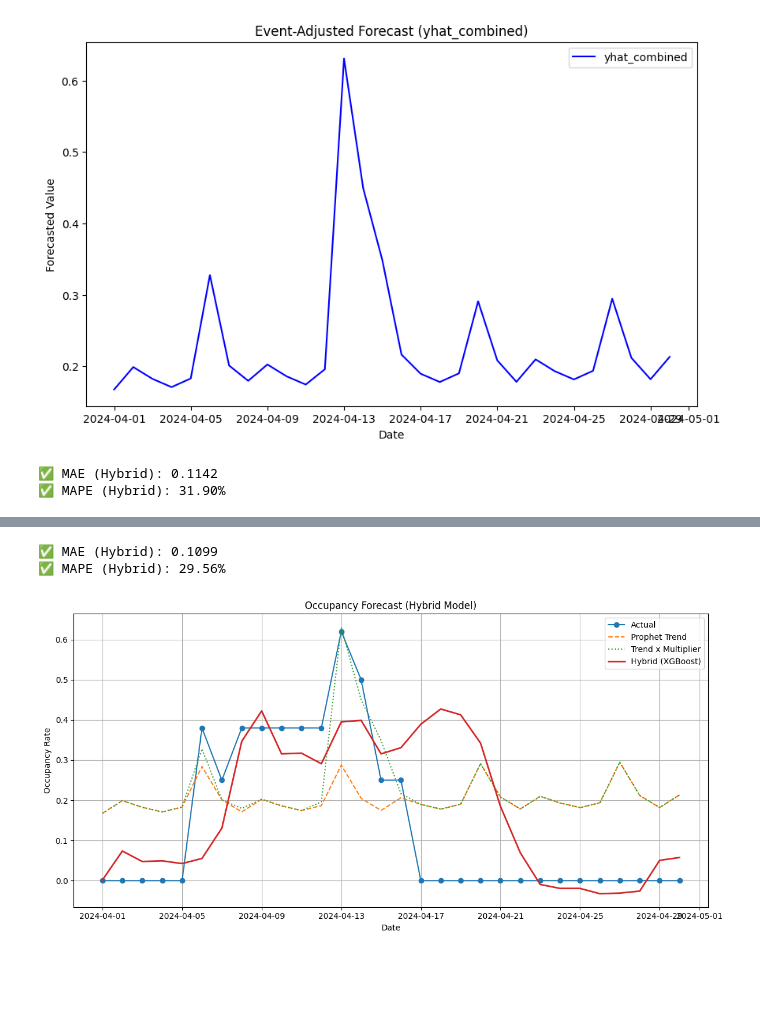
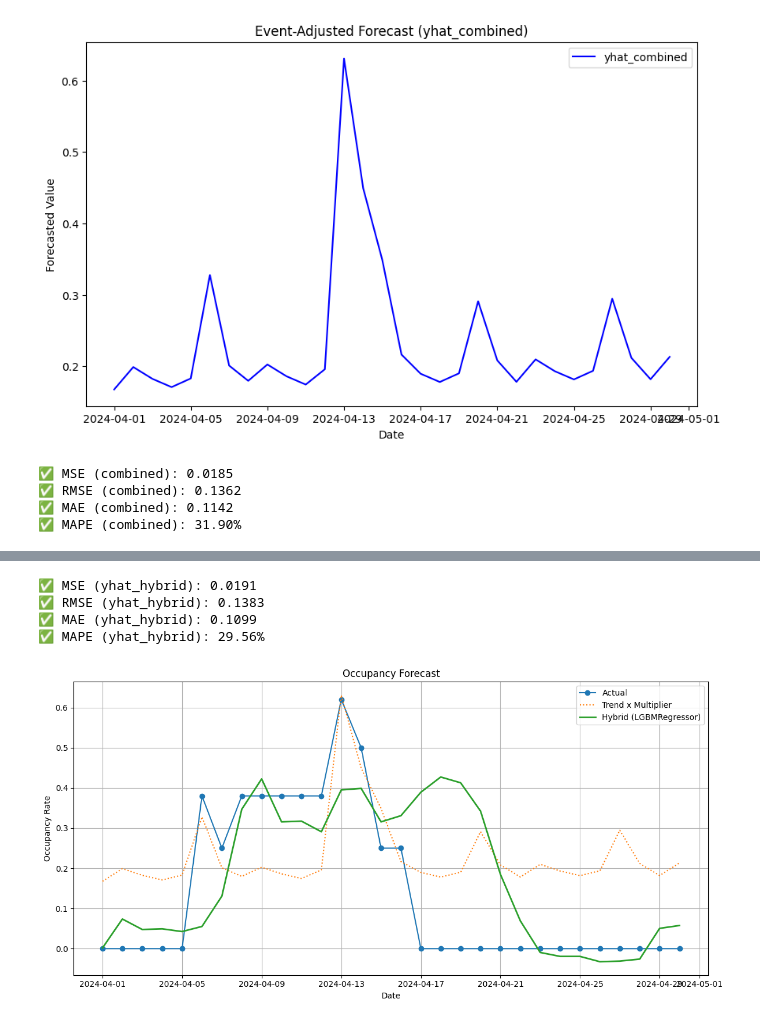
Before and after one commit to Theerat22/finotel, a Jupyter notebook: models/best_model.ipynb, the cells around one changed output, grey strips where cells are left out. Cells and saved outputs as stored; diff of their text form; code cells hidden in the pictures; blank space fills up the shorter version.

Commit message:
model complete

```diff
--- a/models/best_model.ipynb
+++ b/models/best_model.ipynb
@@ -115,12 +115,18 @@ plt.show()
 non_zero_df = test_df[test_df['y'] != 0]
 mae = mean_absolute_error(non_zero_df['y'], non_zero_df['yhat_combined'])
 mape = mean_absolute_percentage_error(non_zero_df['y'], non_zero_df['yhat_combined'])
+mse = mean_squared_error(non_zero_df['y'], non_zero_df['yhat_combined'])
+rmse = np.sqrt(mse)
 
-print(f"✅ MAE (Hybrid): {mae:.4f}")
-print(f"✅ MAPE (Hybrid): {mape * 100:.2f}%")
+print(f"✅ MSE (combined): {mse:.4f}")
+print(f"✅ RMSE (combined): {rmse:.4f}")
+print(f"✅ MAE (combined): {mae:.4f}")
+print(f"✅ MAPE (combined): {mape * 100:.2f}%")
 # %% [output]
-✅ MAE (Hybrid): 0.1142
-✅ MAPE (Hybrid): 31.90%
+✅ MSE (combined): 0.0185
+✅ RMSE (combined): 0.1362
+✅ MAE (combined): 0.1142
+✅ MAPE (combined): 31.90%
 # %%
 trend_forecast_train = trend_model.predict(train_df[['ds']])
 train_df['trend'] = trend_forecast_train['yhat'].values
@@ -168,24 +174,30 @@ And if memory is not enough, you can set `force_col_wise=true`.
 non_zero_df = test_df[test_df['y'] != 0]
 mae = mean_absolute_error(non_zero_df['y'], non_zero_df['yhat_hybrid'])
 mape = mean_absolute_percentage_error(non_zero_df['y'], non_zero_df['yhat_hybrid'])
+mse = mean_squared_error(non_zero_df['y'], non_zero_df['yhat_hybrid'])
+rmse = np.sqrt(mse)
 
-print(f"✅ MAE (Hybrid): {mae:.4f}")
-print(f"✅ MAPE (Hybrid): {mape * 100:.2f}%")
+print(f"✅ MSE (yhat_hybrid): {mse:.4f}")
+print(f"✅ RMSE (yhat_hybrid): {rmse:.4f}")
+print(f"✅ MAE (yhat_hybrid): {mae:.4f}")
+print(f"✅ MAPE (yhat_hybrid): {mape * 100:.2f}%")
 # %% [output]
-✅ MAE (Hybrid): 0.1099
-✅ MAPE (Hybrid): 29.56%
+✅ MSE (yhat_hybrid): 0.0191
+✅ RMSE (yhat_hybrid): 0.1383
+✅ MAE (yhat_hybrid): 0.1099
+✅ MAPE (yhat_hybrid): 29.56%
 # %%
 plt.figure(figsize=(12,6))
 plt.plot(test_df['ds'], test_df['y'], label='Actual', marker='o')
-plt.plot(test_df['ds'], test_df['trend'], label='Prophet Trend', linestyle='--')
+# plt.plot(test_df['ds'], test_df['trend'], label='Prophet Trend', linestyle='--')
 plt.plot(test_df['ds'], test_df['yhat_combined'], label='Trend x Multiplier', linestyle=':')
-plt.plot(test_df['ds'], test_df['yhat_hybrid'], label='Hybrid (XGBoost)', linewidth=2)
-plt.title('Occupancy Forecast (Hybrid Model)')
+plt.plot(test_df['ds'], test_df['yhat_hybrid'], label='Hybrid (LGBMRegressor)', linewidth=2)
+plt.title('Occupancy Forecast')
 plt.xlabel("Date")
 plt.ylabel("Occupancy Rate")
 plt.legend()
 plt.grid(True)
 plt.tight_layout()
 plt.show()
 # %% [output]
-[figure, old version]
+[figure, new version]
```
Also changed, not shown: parts of 1 cell of this notebook, 1 other file.
